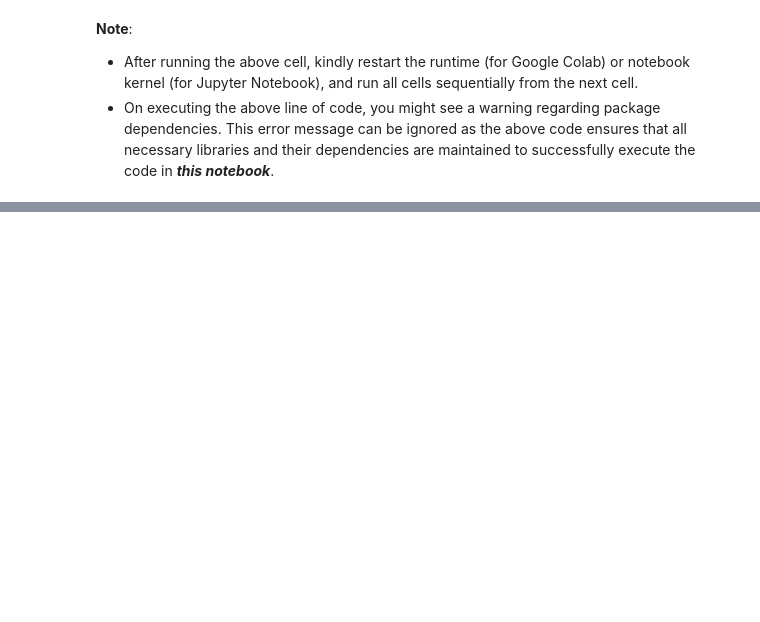
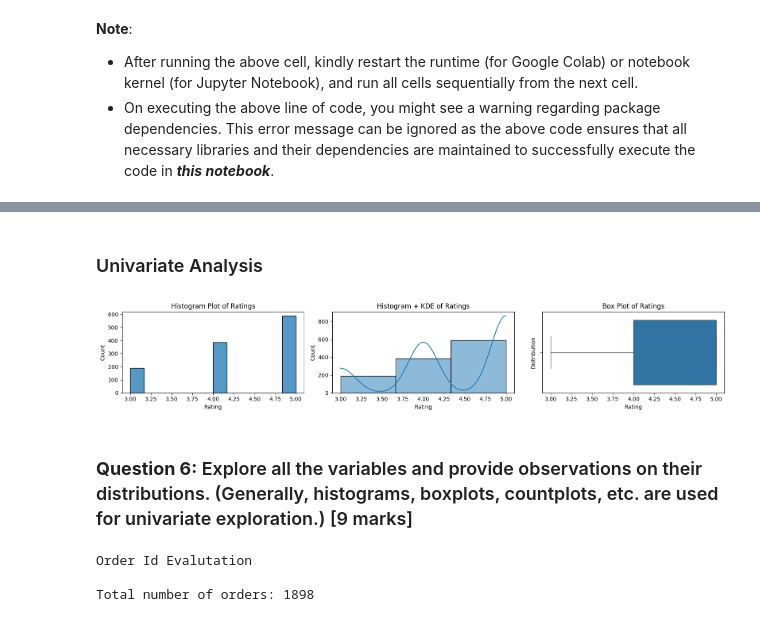
Before and after one commit to vidishashah/foodhub-order-analysis, a Jupyter notebook: FoodHub_Notebook.ipynb, the cells around one changed output, grey strips where cells are left out. Drawn from its saved outputs; the diff is of its cells as text; code cells hidden in the pictures; blank space fills up the shorter version.

```diff
--- a/FoodHub_Notebook.ipynb
+++ b/FoodHub_Notebook.ipynb
@@ -900,0 +71,3 @@ Assistant: Apologies, I’m currently only able to help with information about y
+# %%
+# Write your code here to read the data
+data = pd.read_csv('/content/drive/My Drive/AIML/foodhub_order.csv')
@@ -900,0 +306,49 @@ Assistant: Apologies, I’m currently only able to help with information about y
+# %% [markdown]
+### Univariate Analysis
+# %%
+# Count of each rating
+data['rating'].value_counts()
+
+# Proportion (percentage)
+data['rating'].value_counts(normalize=True) * 100
+
+fig, axes = plt.subplots(1, 3, figsize=(16, 3))
+
+# 1) Histogram plot
+sns.histplot(data['rating'], ax=axes[0])
+axes[0].set_title('Histogram Plot of Ratings')
+axes[0].set_xlabel('Rating')
+axes[0].set_ylabel('Count')
+
+# 2) Histogram
+sns.histplot(data = data, x = 'rating', bins=3, kde=True, ax=axes[1])
+axes[1].set_title('Histogram + KDE of Ratings')
+axes[1].set_xlabel('Rating')
+axes[1].set_ylabel('Count')
+
+# 3) Box plot
+sns.boxplot(x='rating', data=data, ax=axes[2])
+axes[2].set_title('Box Plot of Ratings')
+axes[2].set_xlabel('Rating')
+axes[2].set_ylabel('Distribution')
+
+plt.tight_layout()
+plt.show()
+# %% [output]
+[figure, added]
+# %% [markdown]
+### **Question 6:** Explore all the variables and provide observations on their distributions. (Generally, histograms, boxplots, countplots, etc. are used for univariate exploration.) [9 marks]
+# %%
+# Write the code here
+# In the given data we have 9 attributes so we will go over each attributes below
+
+# --------------------------------------------
+# Order_id evalutation
+# --------------------------------------------
+# We have a total of 1898 orders and the order_id is just a unique id so no additional analysis needed here
+print("Order Id Evalutation \n")
+print("Total number of orders:", data['order_id'].nunique())
+# %% [output]
+Order Id Evalutation
+
+Total number of orders: 1898
```
Also changed, not shown: parts of 151 cells of this notebook, 1 other file.
